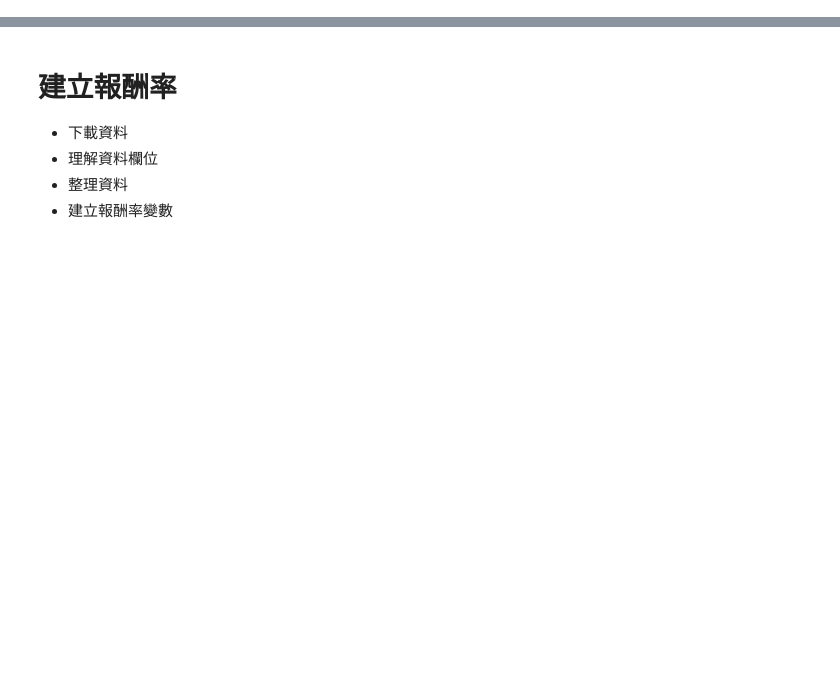
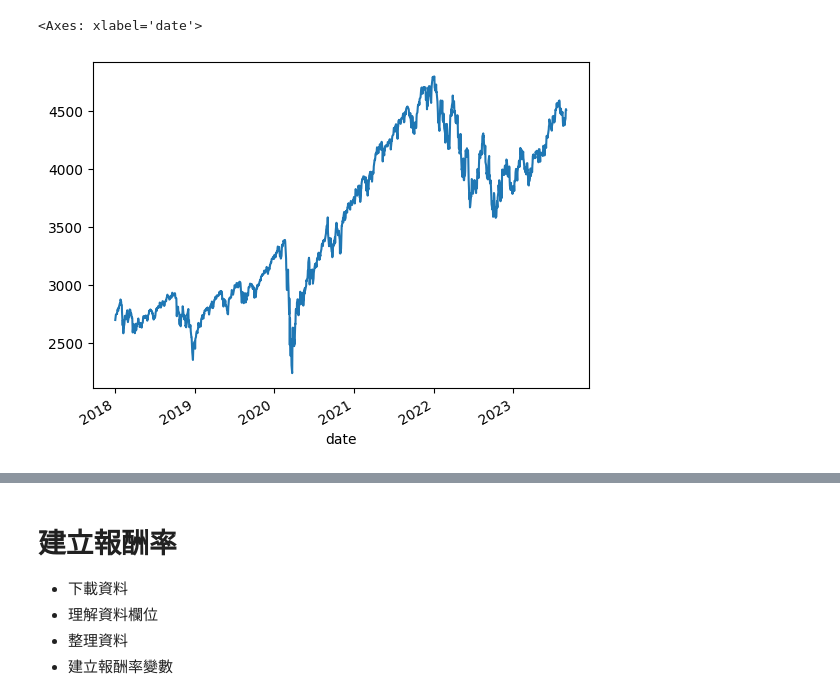
Before and after one commit to quetion/time_series_SCU, a Jupyter notebook: TS_Ch1_exercise.ipynb, the cells around one changed output, grey strips where cells are left out. Drawn from its saved outputs; the diff is of its cells as text; code cells hidden in the pictures; blank space fills up the shorter version.

```diff
--- a/TS_Ch1_exercise.ipynb
+++ b/TS_Ch1_exercise.ipynb
@@ -8,0 +15,3 @@ import statsmodels.api as sm
+# %%
+data = pd.read_csv('spx_index.csv')
+data.info()
@@ -8,0 +36,5 @@ import statsmodels.api as sm
+# %%
+data.index = pd.to_datetime(data.date)
+# %%
+data = data[['close','return']]
+data.head()
@@ -8,0 +49,5 @@ import statsmodels.api as sm
+# %%
+data.close.plot()
+# %% [output]
+<Axes: xlabel='date'>
+[figure, added]
```
Also changed, not shown: parts of 12 cells of this notebook.
